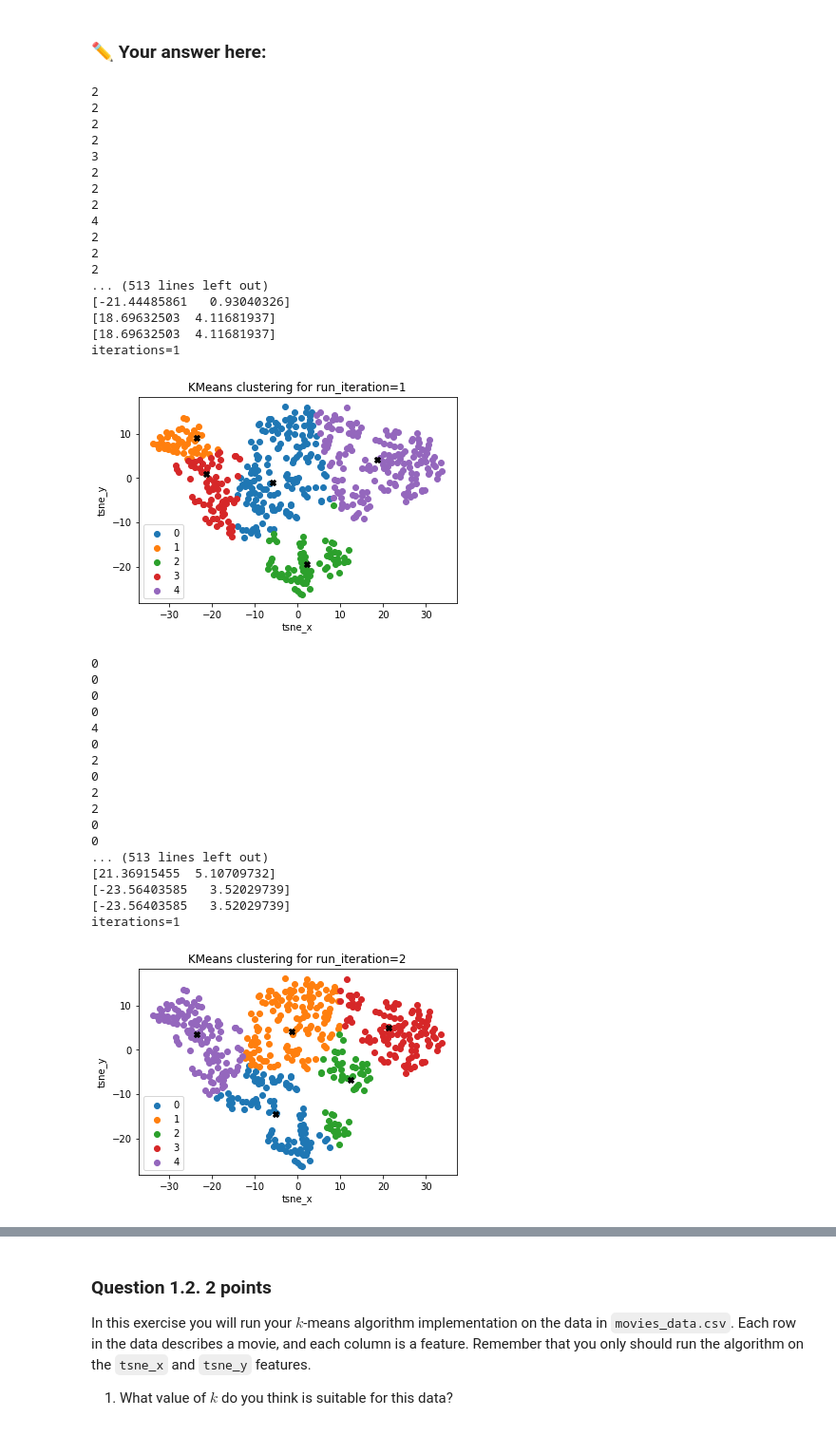
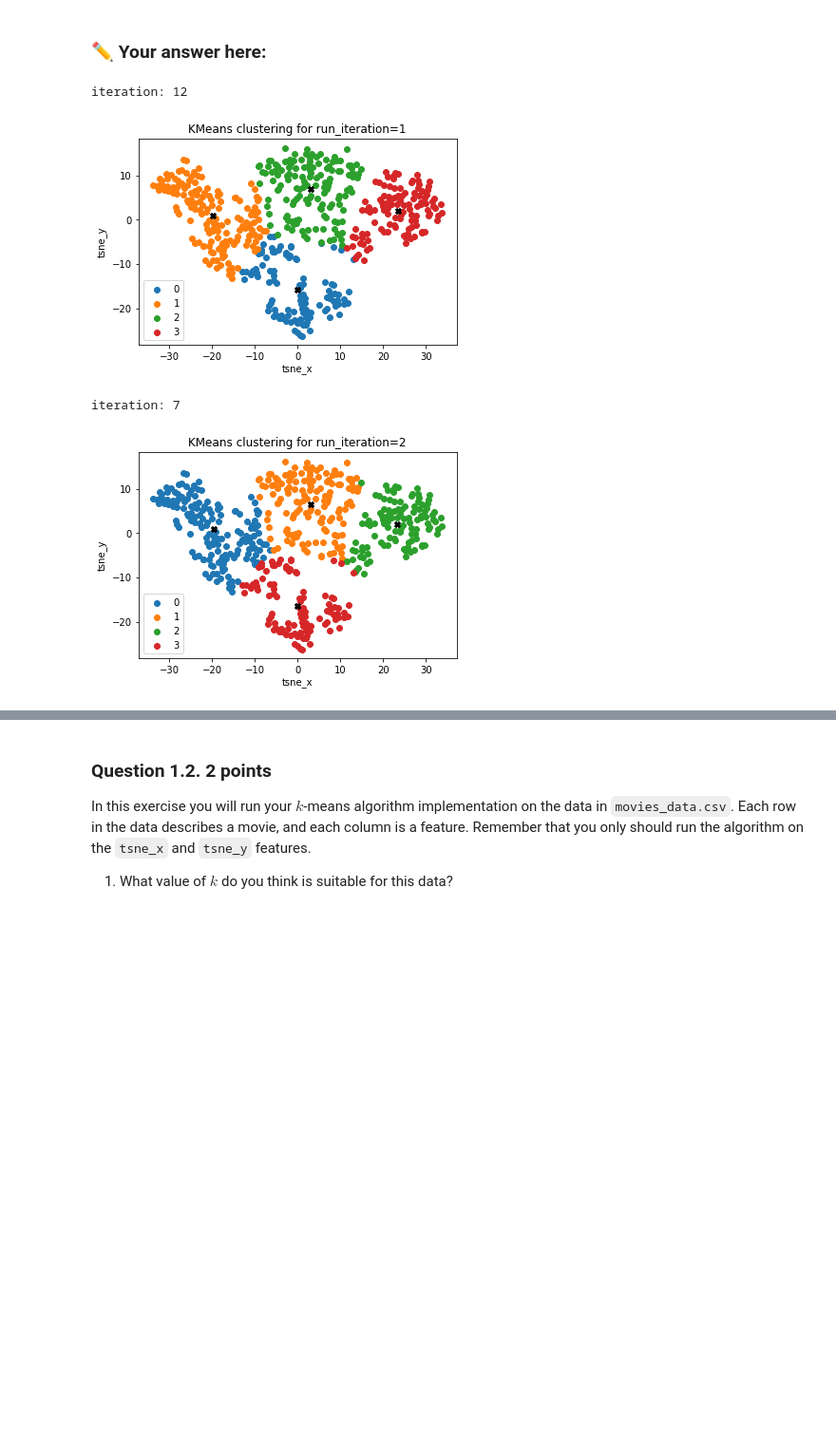
Before and after one commit to AxelEiman/AMLI, a Jupyter notebook: Hw4.ipynb, the cells around one changed output, grey strips where cells are left out. Shown at 95% size. Drawn from its saved outputs; the diff is of its cells as text; code cells hidden in the pictures; blank space fills up the shorter version.

```diff
--- a/Hw4.ipynb
+++ b/Hw4.ipynb
@@ -88,7 +88,6 @@ def initialize_clusters(params1, params2, n_of_clusters, centroids):
         # Check which index the minimum distance have in the list
         # and assign that value as "label"
         min_index = int(distances.index(min(distances)))
-        print(min_index)
         clusters[min_index].append(list(data))
     return clusters
 
@@ -107,23 +106,24 @@ def update_clusters(params1, params2, n_of_clusters, centroids):
 
 
 def initialize_centroids(params1, params2, n_of_clusters):
+    data = np.zeros((len(params1), 2))
+    data[:,0] = params1
+    data[:,1] = params2
+    chosen_indexes = np.random.choice(range(len(params1)), n_of_clusters, replace=False)
     centroids = np.zeros((n_of_clusters, 2))
-    for i in range(n_of_clusters):
-
-        r1 = np.random.choice(params1, 5, replace=False)
-        r2 = np.random.choice(params2, 5, replace=False)
-        centroids[:, 0] = r1
-        centroids[:, 1] = r2
+    for i, index in enumerate(chosen_indexes):
+        centroids[i, :] = data[index, :]
     return centroids
 
 
-def update_centroids(n_of_clusters, clusters, centroids):
+def update_centroids(n_of_clusters, clusters):
+    new_centroids = np.zeros((n_of_clusters, 2))
     for i in range(n_of_clusters):
-        centroids[i] = np.average(clusters[i], axis=0)
-    return centroids
+        new_centroids[i] = np.average(clusters[i], axis=0)
+    return new_centroids
 
 
-n_of_clusters = 5
+n_of_clusters = 4 # <------- Change this
 param1 = 'tsne_x'
 param2 = 'tsne_y'
 params1 = movies_data[param1]
@@ -136,72 +136,38 @@ for run_iteration in range(1,6):
 
     centroids = initialize_centroids(params1, params2, n_of_clusters)
     clusters = initialize_clusters(params1, params2, n_of_clusters, centroids)
     keep_going = True
     while keep_going:
         iterations += 1
-        new_centroids = update_centroids(n_of_clusters, clusters, centroids)
         clusters = update_clusters(params1, params2, n_of_clusters, centroids)
+        new_centroids = update_centroids(n_of_clusters, clusters)
 
         euc_dist = []
 
         for i in range(n_of_clusters):
-            print(centroids[i])
-            print(new_centroids[i])
             dist = np.sqrt((centroids[i,0]-new_centroids[i,0])**2+(centroids[i,1]-new_centroids[i,1])**2)
             euc_dist.append(dist)
 
         sum_distances = np.sum(euc_dist)
-        if sum_distances <= 0.1:
-            print(f'{iterations=}')
+        if sum_distances <= 0:
+            print(f'iteration: {iterations}')
             keep_going = False
 
 
         centroids = new_centroids
 
 
     for i in range(n_of_clusters):
         plt.scatter(np.array(clusters[i])[:,0], np.array(clusters[i])[:,1], label=f'{i}')
         plt.scatter(np.array(centroids[i])[0], np.array(centroids[i])[1], marker='X', color='black')
 
-    plt.title(f'KMeans clustering for {run_iteration=}')
+    plt.title(f'KMeans clustering for run_iteration={run_iteration}')
     plt.xlabel(R'tsne_x')
     plt.ylabel(R'tsne_y')
     plt.legend()
     plt.show()
 # %% [output]
-2
-2
-2
-2
-3
-2
-2
-2
-4
-2
-2
-2
-... (513 lines left out)
-[-21.44485861   0.93040326]
-[18.69632503  4.11681937]
-[18.69632503  4.11681937]
-iterations=1
+iteration: 12
-[figure, old version]
+[figure, new version]
-0
-0
-0
-0
-4
-0
-2
-0
-2
-2
-0
-0
-... (513 lines left out)
-[21.36915455  5.10709732]
-[-23.56403585   3.52029739]
-[-23.56403585   3.52029739]
-iterations=1
+iteration: 7
-[figure, old version]
+[figure, new version]
```
Also changed, not shown: parts of 8 cells of this notebook.
